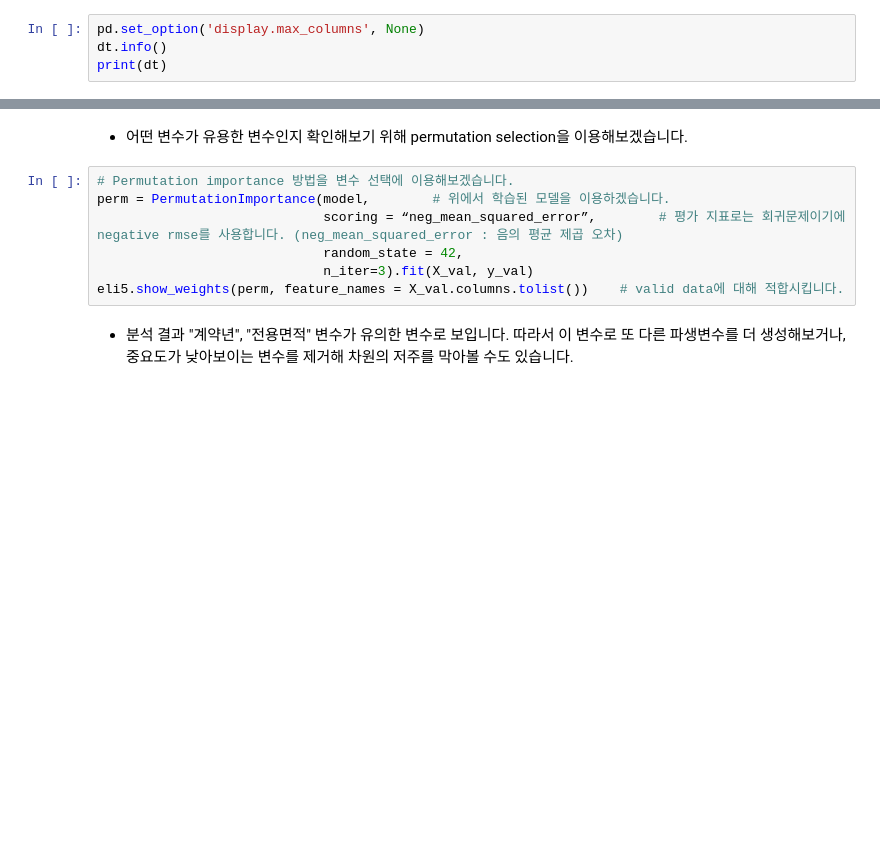
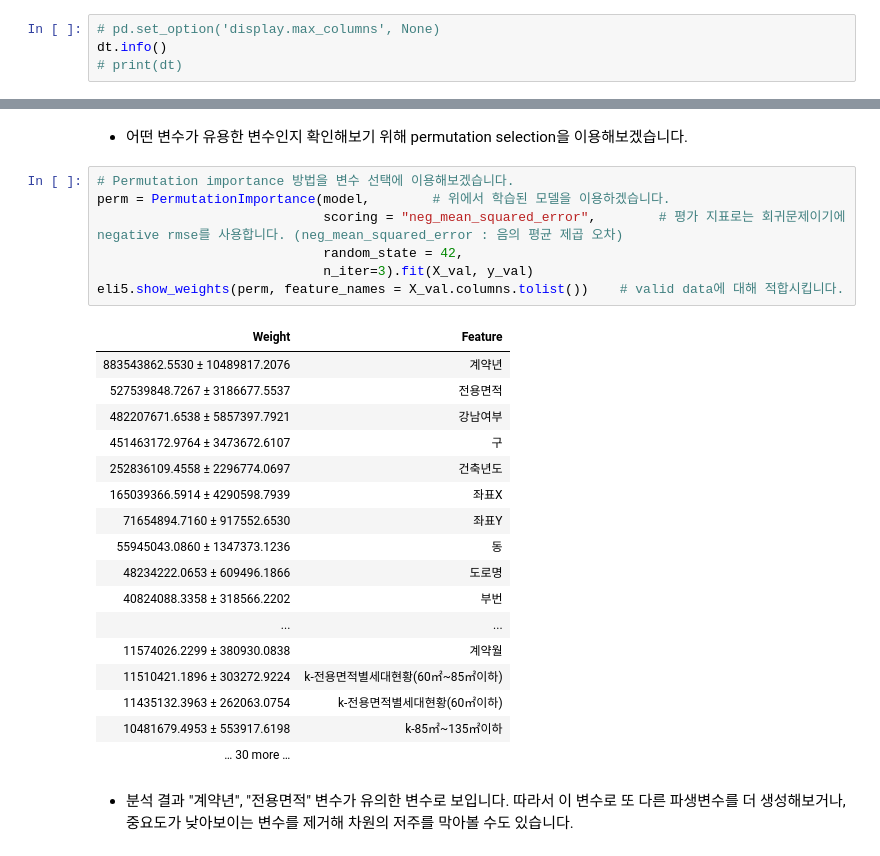
Before and after one commit to danielinjesus/AI_Portfolio, a Jupyter notebook: AI_Projects/House_Price_Prediction/competition/code/base.ipynb, the cells around one changed output, grey strips where cells are left out. Cells and saved outputs as stored; diff of their text form; blank space fills up the shorter version.

```diff
--- a/AI_Projects/House_Price_Prediction/competition/code/base.ipynb
+++ b/AI_Projects/House_Price_Prediction/competition/code/base.ipynb
@@ -78,9 +78,9 @@ test_path  = '/data/ephemeral/home/AI_Portfolio/AI_Projects/House_Price_Predicti
 dt = pd.read_csv(train_path)
 dt_test = pd.read_csv(test_path)
 # %%
-pd.set_option('display.max_columns', None)
+# pd.set_option('display.max_columns', None)
 dt.info()
-print(dt)
+# print(dt)
 # %% [output]
 <class 'pandas.core.frame.DataFrame'>
 RangeIndex: 1118822 entries, 0 to 1118821
@@ -589,10 +657,28 @@ with open('saved_model.pkl', 'wb') as f:
 # %%
 # Permutation importance 방법을 변수 선택에 이용해보겠습니다.
 perm = PermutationImportance(model,        # 위에서 학습된 모델을 이용하겠습니다.
-                             scoring = “neg_mean_squared_error”,        # 평가 지표로는 회귀문제이기에 negative rmse를 사용합니다. (neg_mean_squared_error : 음의 평균 제곱 오차)
+                             scoring = "neg_mean_squared_error",        # 평가 지표로는 회귀문제이기에 negative rmse를 사용합니다. (neg_mean_squared_error : 음의 평균 제곱 오차)
                              random_state = 42,
                              n_iter=3).fit(X_val, y_val)
 eli5.show_weights(perm, feature_names = X_val.columns.tolist())    # valid data에 대해 적합시킵니다.
+# %% [output]
+| Weight | Feature |
+| 883543862.5530 ± 10489817.2076 | 계약년 |
+| 527539848.7267 ± 3186677.5537 | 전용면적 |
+| 482207671.6538 ± 5857397.7921 | 강남여부 |
+| 451463172.9764 ± 3473672.6107 | 구 |
+| 252836109.4558 ± 2296774.0697 | 건축년도 |
+| 165039366.5914 ± 4290598.7939 | 좌표X |
+| 71654894.7160 ± 917552.6530 | 좌표Y |
+| 55945043.0860 ± 1347373.1236 | 동 |
+| 48234222.0653 ± 609496.1866 | 도로명 |
+| 40824088.3358 ± 318566.2202 | 부번 |
+| ... | ... |
+| 11574026.2299 ± 380930.0838 | 계약월 |
+| 11510421.1896 ± 303272.9224 | k-전용면적별세대현황(60㎡~85㎡이하) |
+| 11435132.3963 ± 262063.0754 | k-전용면적별세대현황(60㎡이하) |
+| 10481679.4953 ± 553917.6198 | k-85㎡~135㎡이하 |
+| … 30 more … |  |
 # %% [markdown]
 - 분석 결과 "계약년", "전용면적" 변수가 유의한 변수로 보입니다. 따라서 이 변수로 또 다른 파생변수를 더 생성해보거나, 중요도가 낮아보이는 변수를 제거해 차원의 저주를 막아볼 수도 있습니다.
 # %% [markdown]
```
Also changed, not shown: parts of 31 cells of this notebook, 2 other files.
